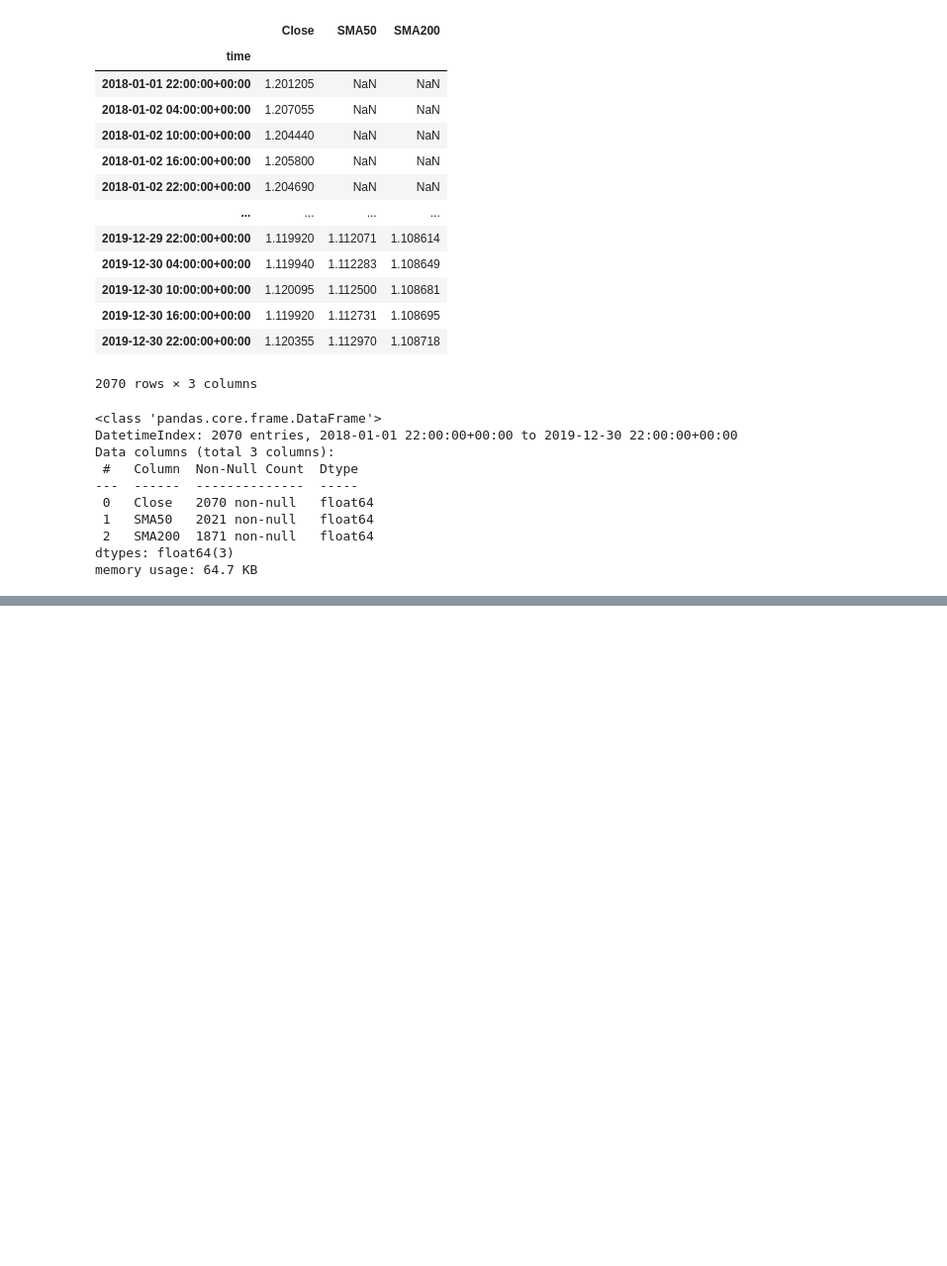
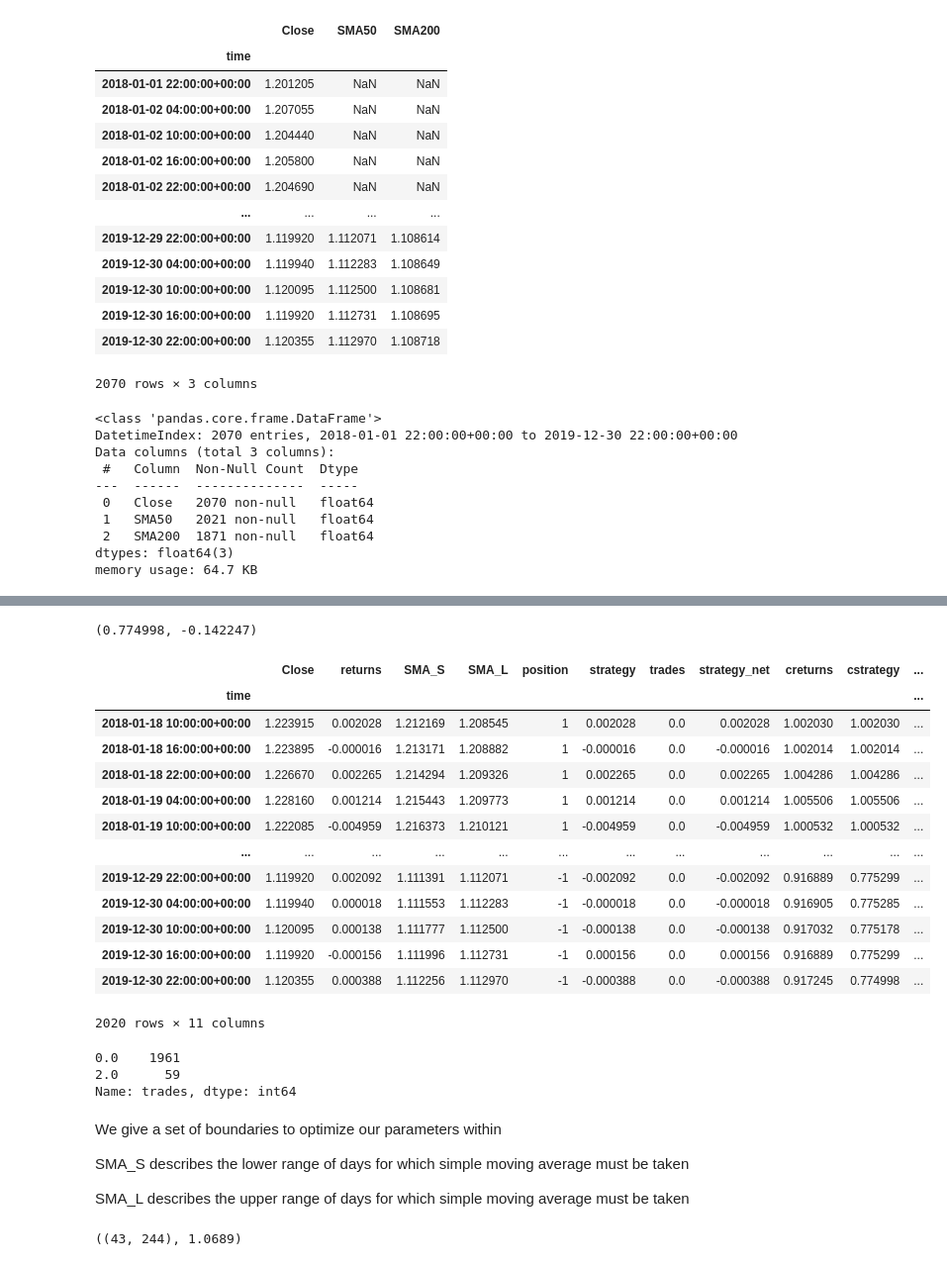
Before and after one commit to VishiK-on-github/algorithmic-trading-strategies, a Jupyter notebook: statistical-strategies/SMA/SMA.ipynb, the cells around one changed output, grey strips where cells are left out. Shown at 99% size. Cells and saved outputs as stored; diff of their text form; code cells hidden in the pictures; blank space fills up the shorter version.

```diff
--- a/statistical-strategies/SMA/SMA.ipynb
+++ b/statistical-strategies/SMA/SMA.ipynb
@@ -121,0 +351,2 @@ fig.show()
+# %%
+testSMA = SMA(symbol='EUR/USD', SMA_S=30,SMA_L=50,  start=2018, end=2020, tc=0.00007)
@@ -121,0 +374,27 @@ fig.show()
+# %%
+testSMA.test_strategy()
+# %% [output]
+(0.774998, -0.142247)
+# %%
+testSMA.results
+# %% [output]
+|  | Close | returns | SMA_S | SMA_L | position | strategy | trades | strategy_net | creturns | cstrategy | ... |
+| time |  |  |  |  |  |  |  |  |  |  | ... |
+| 2018-01-18 10:00:00+00:00 | 1.223915 | 0.002028 | 1.212169 | 1.208545 | 1 | 0.002028 | 0.0 | 0.002028 | 1.002030 | 1.002030 | ... |
+| 2018-01-18 16:00:00+00:00 | 1.223895 | -0.000016 | 1.213171 | 1.208882 | 1 | -0.000016 | 0.0 | -0.000016 | 1.002014 | 1.002014 | ... |
+| 2018-01-18 22:00:00+00:00 | 1.226670 | 0.002265 | 1.214294 | 1.209326 | 1 | 0.002265 | 0.0 | 0.002265 | 1.004286 | 1.004286 | ... |
+| 2018-01-19 04:00:00+00:00 | 1.228160 | 0.001214 | 1.215443 | 1.209773 | 1 | 0.001214 | 0.0 | 0.001214 | 1.005506 | 1.005506 | ... |
+| 2018-01-19 10:00:00+00:00 | 1.222085 | -0.004959 | 1.216373 | 1.210121 | 1 | -0.004959 | 0.0 | -0.004959 | 1.000532 | 1.000532 | ... |
+| ... | ... | ... | ... | ... | ... | ... | ... | ... | ... | ... | ... |
+| 2019-12-29 22:00:00+00:00 | 1.119920 | 0.002092 | 1.111391 | 1.112071 | -1 | -0.002092 | 0.0 | -0.002092 | 0.916889 | 0.775299 | ... |
+| 2019-12-30 04:00:00+00:00 | 1.119940 | 0.000018 | 1.111553 | 1.112283 | -1 | -0.000018 | 0.0 | -0.000018 | 0.916905 | 0.775285 | ... |
+| 2019-12-30 10:00:00+00:00 | 1.120095 | 0.000138 | 1.111777 | 1.112500 | -1 | -0.000138 | 0.0 | -0.000138 | 0.917032 | 0.775178 | ... |
+| 2019-12-30 16:00:00+00:00 | 1.119920 | -0.000156 | 1.111996 | 1.112731 | -1 | 0.000156 | 0.0 | 0.000156 | 0.916889 | 0.775299 | ... |
+| 2019-12-30 22:00:00+00:00 | 1.120355 | 0.000388 | 1.112256 | 1.112970 | -1 | -0.000388 | 0.0 | -0.000388 | 0.917245 | 0.774998 | ... |
+2020 rows × 11 columns
+# %%
+testSMA.results.trades.value_counts()
+# %% [output]
+0.0    1961
+2.0      59
+Name: trades, dtype: int64
@@ -121,0 +403,6 @@ fig.show()
+# %% [markdown]
+We give a set of boundaries to optimize our parameters within
+
+SMA_S describes the lower range of days for which simple moving average must be taken
+
+SMA_L describes the upper range of days for which simple moving average must be taken
@@ -121,0 +412,4 @@ fig.show()
+# %%
+testSMA.optimize_parameters(SMA_S_range=SMA_S, SMA_L_range=SMA_L)
+# %% [output]
+((43, 244), 1.0689)
```
Also changed, not shown: parts of 44 cells of this notebook, 4 other files.
